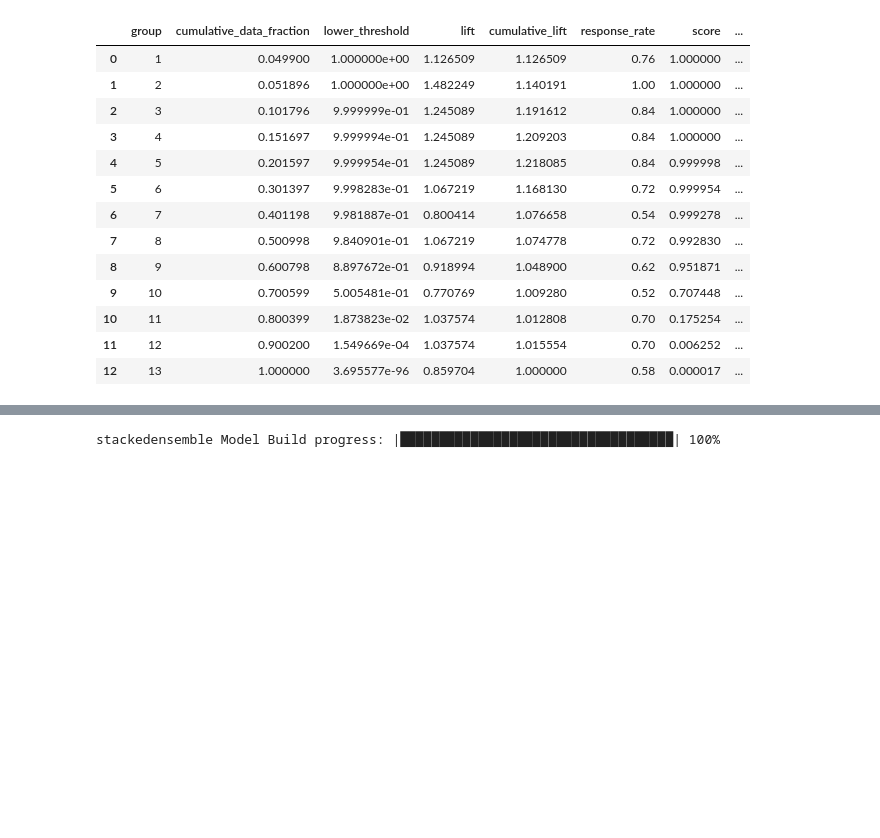
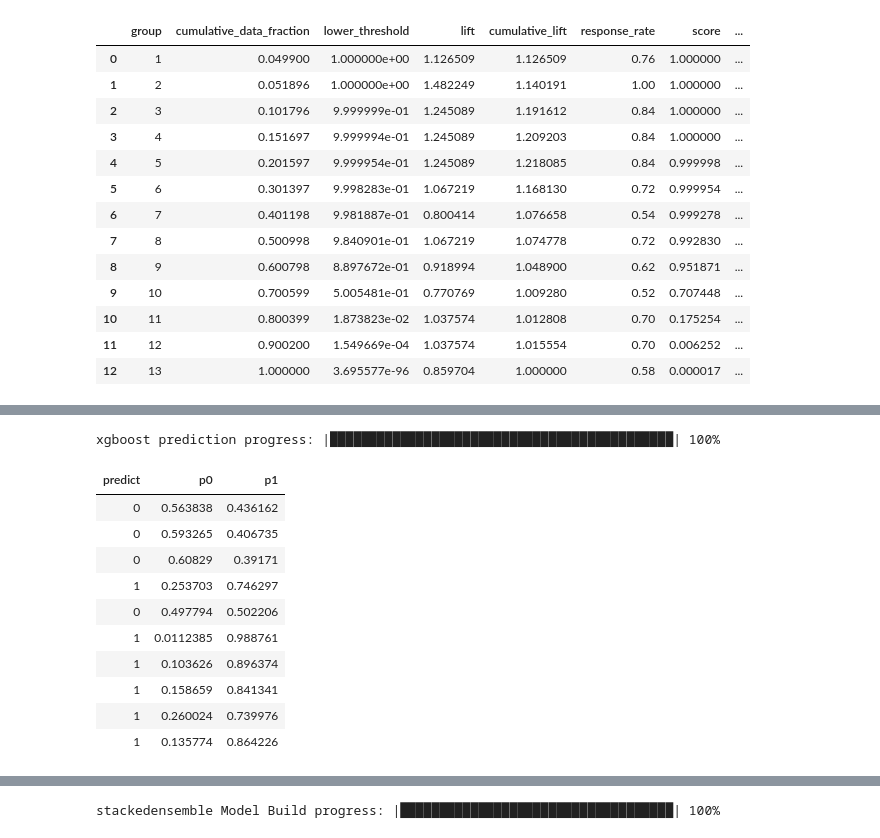
Before and after one commit to abhi18av/LJMU_Masters_Dissertation, a Jupyter notebook: src/notebooks/mono_resistance_model_development_h2o.ipynb, the cells around one changed output, grey strips where cells are left out. Cells and saved outputs as stored; diff of their text form; code cells hidden in the pictures; blank space fills up the shorter version.

```diff
--- a/src/notebooks/mono_resistance_model_development_h2o.ipynb
+++ b/src/notebooks/mono_resistance_model_development_h2o.ipynb
@@ -704,0 +531,18 @@ my_xgb.train(x=x, y=y, training_frame=train)
+# %%
+# Generate predictions on a test set (if neccessary)
+pred = my_xgb.predict(test)
+
+pred
+# %% [output]
+xgboost prediction progress: |████████████████████████████████████████████| 100%
+| predict | p0 | p1 |
+| 0 | 0.563838 | 0.436162 |
+| 0 | 0.593265 | 0.406735 |
+| 0 | 0.60829 | 0.39171 |
+| 1 | 0.253703 | 0.746297 |
+| 0 | 0.497794 | 0.502206 |
+| 1 | 0.0112385 | 0.988761 |
+| 1 | 0.103626 | 0.896374 |
+| 1 | 0.158659 | 0.841341 |
+| 1 | 0.260024 | 0.739976 |
+| 1 | 0.135774 | 0.864226 |
```
Also changed, not shown: parts of 20 cells of this notebook, 1 other file.
